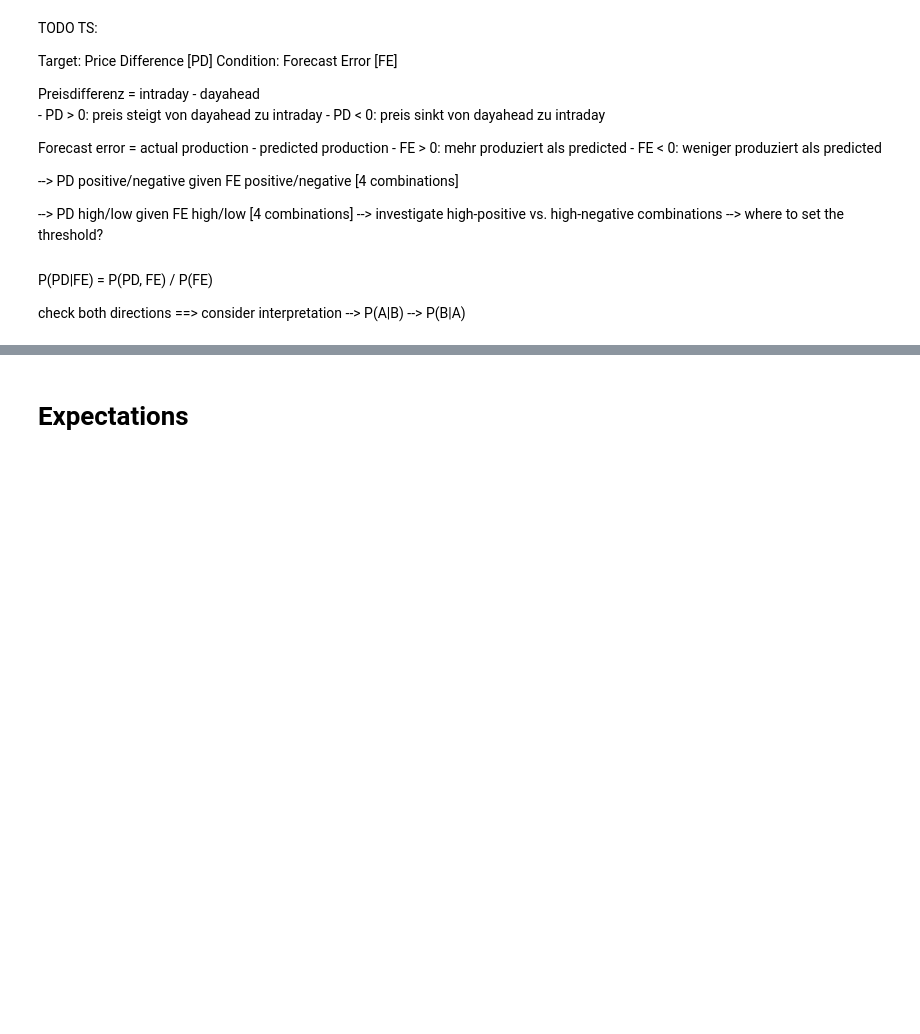
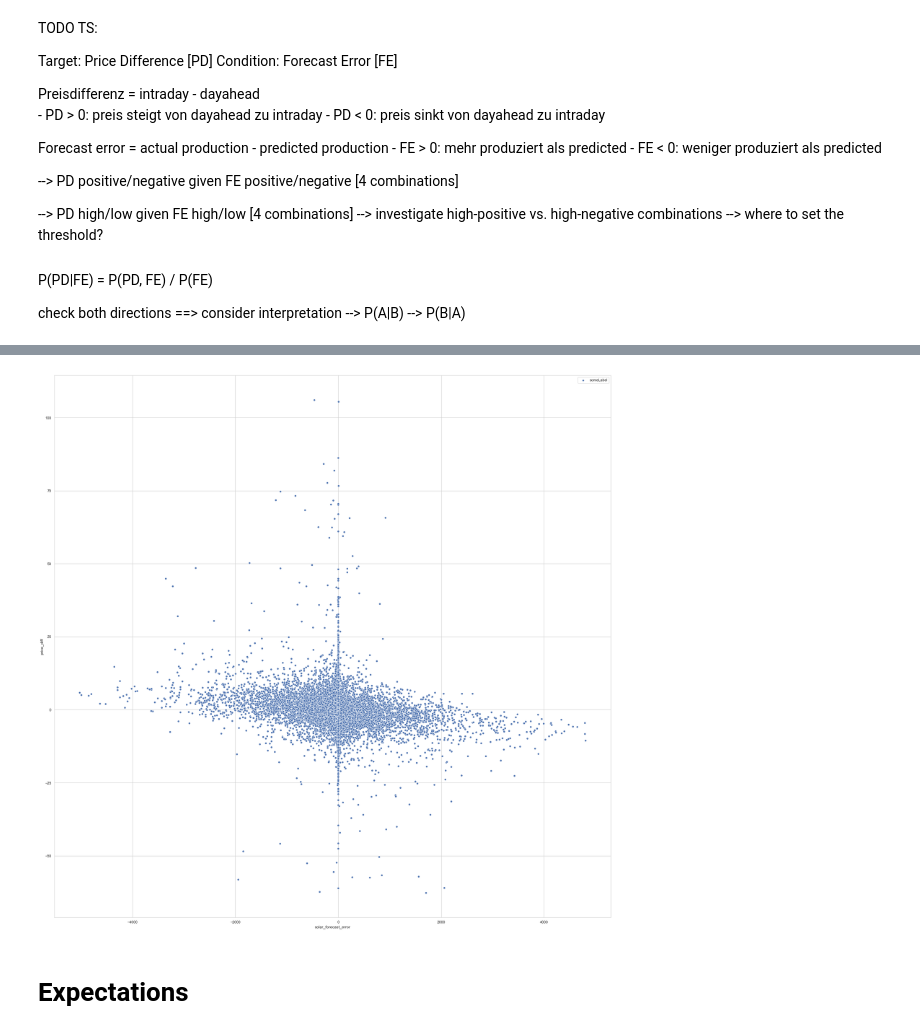
Before and after one commit to mauricepohl/pandas, a Jupyter notebook: 03_modeling/Conditional Probabilities.ipynb, the cells around one changed output, grey strips where cells are left out. Cells and saved outputs as stored; diff of their text form; code cells hidden in the pictures; blank space fills up the shorter version.

Commit message:
-- updated conditional probabilities

```diff
--- a/03_modeling/Conditional Probabilities.ipynb
+++ b/03_modeling/Conditional Probabilities.ipynb
@@ -36,7 +36,7 @@ import matplotlib.dates as mdates
 from matplotlib.lines import Line2D
 import seaborn as sns
 sns.set(rc={'figure.figsize':(10, 5)})
-sns.set_style("whitegrid", {'axes.grid' : False})
+sns.set_style("whitegrid", {'axes.grid' : True})
 import datetime
 import warnings
 warnings.filterwarnings('ignore')
@@ -55,41 +55,64 @@ cmapViolett = mpl.colors.ListedColormap([cRange[i] for i in range(18, 23)])
 fullData = pd.read_csv("../00_data/data_with_calc_fields.csv", sep=";", decimal=",", index_col="datetime")
 fullData.index = pd.to_datetime(fullData.index)
 # %%
-# label data >= 0 : 1; 0 otherwise
-fullData["isPositiveOrNull_wind"] = fullData["wind_forecast_error"].map(lambda x: 1 if x >= 0 else 0)
-fullData["isPositiveOrNull_solar"] = fullData["solar_forecast_error"].map(lambda x: 1 if x >= 0 else 0)
-fullData["isPositiveOrNull_total"] = fullData["forecast_error"].map(lambda x: 1 if x >= 0 else 0)
-fullData["isPositiveOrNull_priceDiff"] = fullData["price_diff"].map(lambda x: 1 if x >= 0 else 0)
+# label data > 0 : 1; < 0 : 0; == 0 : 2 otherwise
+fullData["posNegIndicator_wind"] = fullData["wind_forecast_error"].map(lambda x: 1 if x > 0 else 0 if x < 0 else 2)
+fullData["posNegIndicator_solar"] = fullData["solar_forecast_error"].map(lambda x: 1 if x > 0 else 0 if x < 0 else 2)
+fullData["posNegIndicator_total"] = fullData["forecast_error"].map(lambda x: 1 if x > 0 else 0 if x < 0 else 2)
+fullData["posNegIndicator_priceDiff"] = fullData["price_diff"].map(lambda x: 1 if x > 0 else 0 if x < 0 else 2)
 
-# select conditional data for wind/solar/total forecastError isPositiveOrNull
-data_isPositiveOrNull_wind = fullData[(fullData.isPositiveOrNull_wind == 1)]
-data_isPositiveOrNull_solar = fullData[(fullData.isPositiveOrNull_solar == 1)]
-data_isPositiveOrNull_total = fullData[(fullData.isPositiveOrNull_total == 1)]
+# tempWindData = fullData.copy(deep=True)
+# tempWindData = tempWindData[((tempWindData.solar_generation_actual != 0) & (tempWindData.solar_generation_forecast != 0))]
+# tempWindData["isPositiveOrNull_solar"] = tempWindData["solar_forecast_error"].map(lambda x: 1 if x >= 0 else 0)
+
+# select conditional data for wind/solar/total forecastError isPositive
+data_isPositive_wind = fullData[(fullData.posNegIndicator_wind == 1)]
+data_isPositive_solar = fullData[(fullData.posNegIndicator_solar == 1)]
+data_isPositive_total = fullData[(fullData.posNegIndicator_total == 1)]
 
 # select conditional data for wind/solar/total forecastError isNegative
-data_isNegative_wind = fullData[(fullData.isPositiveOrNull_wind == 0)]
-data_isNegative_solar = fullData[(fullData.isPositiveOrNull_solar == 0)]
-data_isNegative_total = fullData[(fullData.isPositiveOrNull_total == 0)]
+data_isNegative_wind = fullData[(fullData.posNegIndicator_wind == 0)]
+data_isNegative_solar = fullData[(fullData.posNegIndicator_solar == 0)]
+data_isNegative_total = fullData[(fullData.posNegIndicator_total == 0)]
 
-# compute conditional probabilities for forecastError isPositiveOrNull
-condProb_PD_isPositiveOrNull_on_FE_isPositiveOrNull_wind = data_isPositiveOrNull_wind["isPositiveOrNull_priceDiff"].sum() / data_isPositiveOrNull_wind["isPositiveOrNull_priceDiff"].count()
-condProb_PD_isPositiveOrNull_on_FE_isPositiveOrNull_solar = data_isPositiveOrNull_solar["isPositiveOrNull_priceDiff"].sum() / data_isPositiveOrNull_solar["isPositiveOrNull_priceDiff"].count()
-condProb_PD_isPositiveOrNull_on_FE_isPositiveOrNull_total = data_isPositiveOrNull_total["isPositiveOrNull_priceDiff"].sum() / data_isPositiveOrNull_total["isPositiveOrNull_priceDiff"].count()
+# select conditional data for wind/solar/total forecastError isNull
+data_isNull_wind = fullData[(fullData.posNegIndicator_wind == 2)]
+data_isNull_solar = fullData[(fullData.posNegIndicator_solar == 2)]
+data_isNull_total = fullData[(fullData.posNegIndicator_total == 2)]
+
+# compute conditional probabilities for forecastError isPositive
+data_isPositive_wind = data_isPositive_wind["posNegIndicator_priceDiff"]
+data_isPositive_solar = data_isPositive_solar["posNegIndicator_priceDiff"]
+data_isPositive_total = data_isPositive_total["posNegIndicator_priceDiff"]
+condProb_PD_isPositiveOrNull_on_FE_isPositive_wind = data_isPositive_wind[(data_isPositive_wind != 0)].sum() / data_isPositive_wind.count()
+condProb_PD_isPositiveOrNull_on_FE_isPositive_solar = data_isPositive_solar[(data_isPositive_solar != 0)].sum() / data_isPositive_solar.count()
+condProb_PD_isPositiveOrNull_on_FE_isPositive_total = data_isPositive_total[(data_isPositive_total != 0)].sum() / data_isPositive_total.count()
 
 # compute conditional probabilities for forecastError isNegative
-condProb_PD_isPositiveOrNull_on_FE_isNegative_wind = data_isNegative_wind["isPositiveOrNull_priceDiff"].sum() / data_isPositiveOrNull_wind["isPositiveOrNull_priceDiff"].count()
-condProb_PD_isPositiveOrNull_on_FE_isNegative_solar = data_isNegative_solar["isPositiveOrNull_priceDiff"].sum() / data_isPositiveOrNull_solar["isPositiveOrNull_priceDiff"].count()
-condProb_PD_isPositiveOrNull_on_FE_isNegative_total = data_isNegative_total["isPositiveOrNull_priceDiff"].sum() / data_isPositiveOrNull_total["isPositiveOrNull_priceDiff"].count()
+data_isNegative_wind = data_isNegative_wind["posNegIndicator_priceDiff"]
+data_isNegative_solar = data_isNegative_solar["posNegIndicator_priceDiff"]
+data_isNegative_total = data_isNegative_total["posNegIndicator_priceDiff"]
+condProb_PD_isPositiveOrNull_on_FE_isNegative_wind = data_isNegative_wind[(data_isNegative_wind != 0)].sum() / data_isNegative_wind.count()
+condProb_PD_isPositiveOrNull_on_FE_isNegative_solar = data_isNegative_solar[(data_isNegative_solar != 0)].sum() / data_isNegative_solar.count()
+condProb_PD_isPositiveOrNull_on_FE_isNegative_total = data_isNegative_total[(data_isNegative_total != 0)].sum() / data_isNegative_total.count()
+
+# compute conditional probabilities for forecastError isNull
+data_isNull_wind = data_isNull_wind["posNegIndicator_priceDiff"]
+data_isNull_solar = data_isNull_solar["posNegIndicator_priceDiff"]
+data_isNull_total = data_isNull_total["posNegIndicator_priceDiff"]
+condProb_PD_isPositiveOrNull_on_FE_isNull_wind = data_isNull_wind[(data_isNull_wind != 0)].sum() / data_isNull_wind.count()
+condProb_PD_isPositiveOrNull_on_FE_isNull_solar = data_isNull_solar[(data_isNull_solar != 0)].sum() / data_isNull_solar.count()
+condProb_PD_isPositiveOrNull_on_FE_isNull_total = data_isNull_total[(data_isNull_total != 0)].sum() / data_isNull_total.count()
 
 # result output
-print("P(PD_posOrNull | FE_posOrNull) [wind] : " + str(condProb_PD_isPositiveOrNull_on_FE_isPositiveOrNull_wind))
-print("P(PD_negative  | FE_posOrNull) [wind] : " + str(1 - condProb_PD_isPositiveOrNull_on_FE_isPositiveOrNull_wind))
+print("P(PD_posOrNull | FE_pos) [wind] : " + str(condProb_PD_isPositiveOrNull_on_FE_isPositive_wind))
+print("P(PD_negative  | FE_pos) [wind] : " + str(1 - condProb_PD_isPositiveOrNull_on_FE_isPositive_wind))
 print("\n")
-print("P(PD_posOrNull | FE_posOrNull) [solar]: " + str(condProb_PD_isPositiveOrNull_on_FE_isPositiveOrNull_solar))
-print("P(PD_negative  | FE_posOrNull) [solar]: " + str(1 - condProb_PD_isPositiveOrNull_on_FE_isPositiveOrNull_solar))
+print("P(PD_posOrNull | FE_pos) [solar]: " + str(condProb_PD_isPositiveOrNull_on_FE_isPositive_solar))
+print("P(PD_negative  | FE_pos) [solar]: " + str(1 - condProb_PD_isPositiveOrNull_on_FE_isPositive_solar))
 print("\n")
-print("P(PD_posOrNull | FE_posOrNull) [total]: " + str(condProb_PD_isPositiveOrNull_on_FE_isPositiveOrNull_total))
-print("P(PD_negative  | FE_posOrNull) [total]: " + str(1 - condProb_PD_isPositiveOrNull_on_FE_isPositiveOrNull_total))
+print("P(PD_posOrNull | FE_pos) [total]: " + str(condProb_PD_isPositiveOrNull_on_FE_isPositive_total))
+print("P(PD_negative  | FE_pos) [total]: " + str(1 - condProb_PD_isPositiveOrNull_on_FE_isPositive_total))
 
 print("\n------------------------------------\n")
 
@@ -101,6 +124,17 @@ print("P(PD_negative  | FE_negative) [solar]: " + str(1 - condProb_PD_isPositive
 print("\n")
 print("P(PD_posOrNull | FE_negative) [total]: " + str(condProb_PD_isPositiveOrNull_on_FE_isNegative_total))
 print("P(PD_negative  | FE_negative) [total]: " + str(1 - condProb_PD_isPositiveOrNull_on_FE_isNegative_total))
+
+print("\n------------------------------------\n")
+
+print("P(PD_posOrNull | FE_null) [wind] : " + str(condProb_PD_isPositiveOrNull_on_FE_isNull_wind))
+print("P(PD_negative  | FE_null) [wind] : " + str(1 - condProb_PD_isPositiveOrNull_on_FE_isNull_wind))
+print("\n")
+print("P(PD_posOrNull | FE_null) [solar]: " + str(condProb_PD_isPositiveOrNull_on_FE_isNull_solar))
+print("P(PD_negative  | FE_null) [solar]: " + str(1 - condProb_PD_isPositiveOrNull_on_FE_isNull_solar))
+print("\n")
+print("P(PD_posOrNull | FE_null) [total]: " + str(condProb_PD_isPositiveOrNull_on_FE_isNull_total))
+print("P(PD_negative  | FE_null) [total]: " + str(1 - condProb_PD_isPositiveOrNull_on_FE_isNull_total))
 
 ##### second try: indirect computation
 # print("\n")
@@ -119,4 +153,12 @@ print("P(PD_negative  | FE_negative) [total]: " + str(1 - condProb_PD_isPositive
 # print("Second try:")
 # print("P(PD|FE) [wind] : " + str(secondTry_condProb_PD_on_FE_wind))
 # print("P(PD|FE) [solar]: " + str(secondTry_condProb_PD_on_FE_solar))
+
+
+fig, (ax1) = plt.subplots(1, 1, figsize=(30, 30), sharex=False)
+
+sns.scatterplot(x="solar_forecast_error", y="price_diff", data=fullData, ax=ax1, label="someLabel", ci=None)
+
+# ax1.set_xticks(np.arange(720, step=30.5))
+# ax1.set_xticklabels(2*[month for month in months]);
 # %% [output]
@@ -140,3 +183,4 @@ P(PD_negative  | FE_negative) [total]: 0.3361136158701533
+[figure, added]
 # %% [markdown]
 # Expectations
 # %% [markdown]
```
Also changed, not shown: parts of 3 cells of this notebook.
